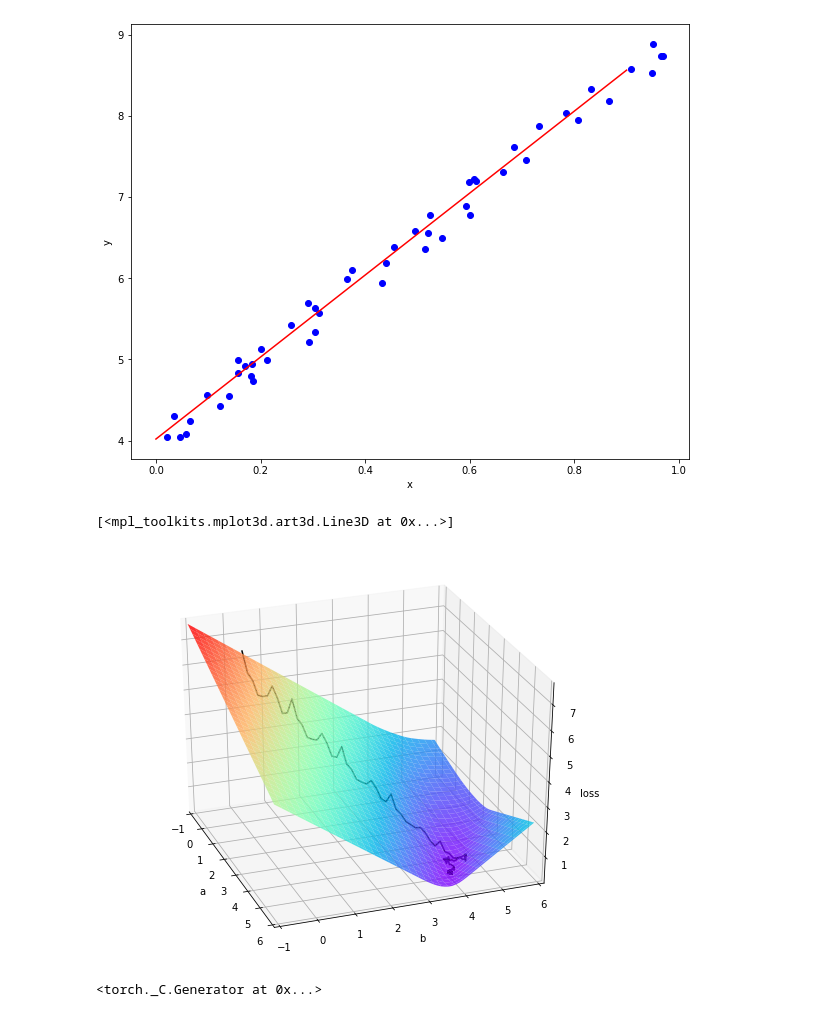
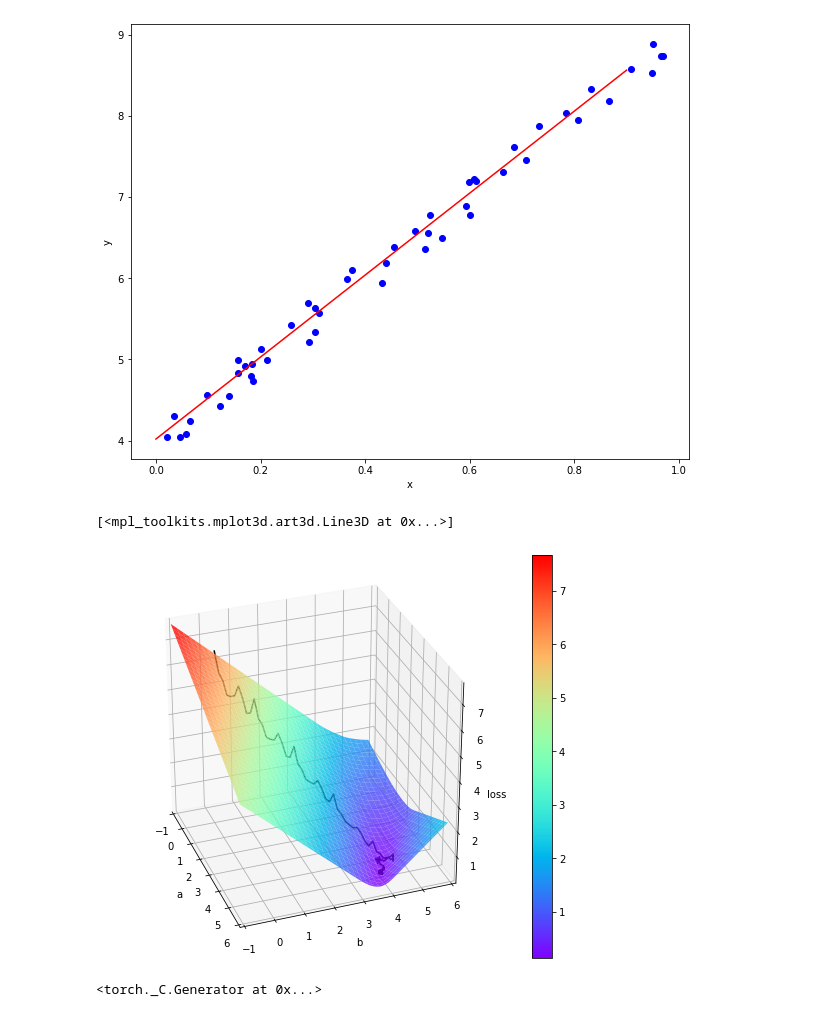
Before and after one commit to rogerchang23424/ComputerVisionHW, a Jupyter notebook: Homework3/pA.ipynb, the cells around one changed output. Drawn from its saved outputs; the diff is of its cells as text; code cells hidden in the pictures.

Commit message:
add pA colorbar

```diff
--- a/Homework3/pA.ipynb
+++ b/Homework3/pA.ipynb
@@ -125,17 +125,20 @@ plt.plot(x, model.a.item() * x + model.b.item(), 'r')
 # %%
 fig = plt.figure(1, figsize=(7,5.6))
 ax = Axes3D(fig)
 ax.set_xlabel('a')
 ax.set_ylabel('b')
 ax.set_zlabel('loss')
 ax.set_xlim([-1, 6])
 ax.set_ylim([-1, 6])
 ax.view_init(azim=340)
 ax.plot_surface(aa, bb, loss_all, cmap=cm.rainbow, alpha=0.8)
+m = cm.ScalarMappable(cmap=cm.rainbow)
+m.set_array(loss_all)
+plt.colorbar(m)
 ax.plot(history['a'], history['b'], history['loss'], color='k')
 # %% [output]
 [<mpl_toolkits.mplot3d.art3d.Line3D at 0x...>]
-[figure, old version]
+[figure, new version]
 # %%
 seed = 999
 torch.manual_seed(seed)
```
